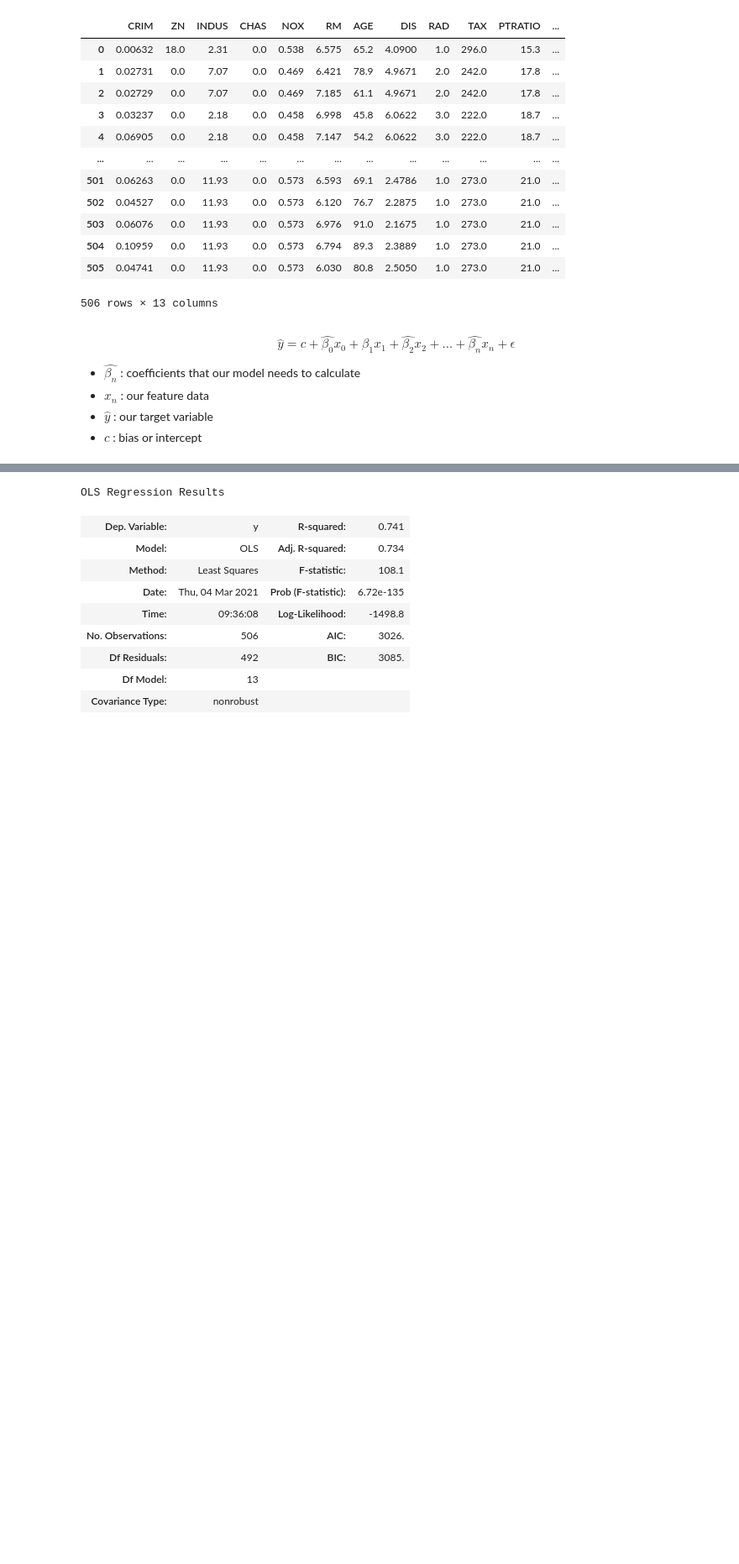
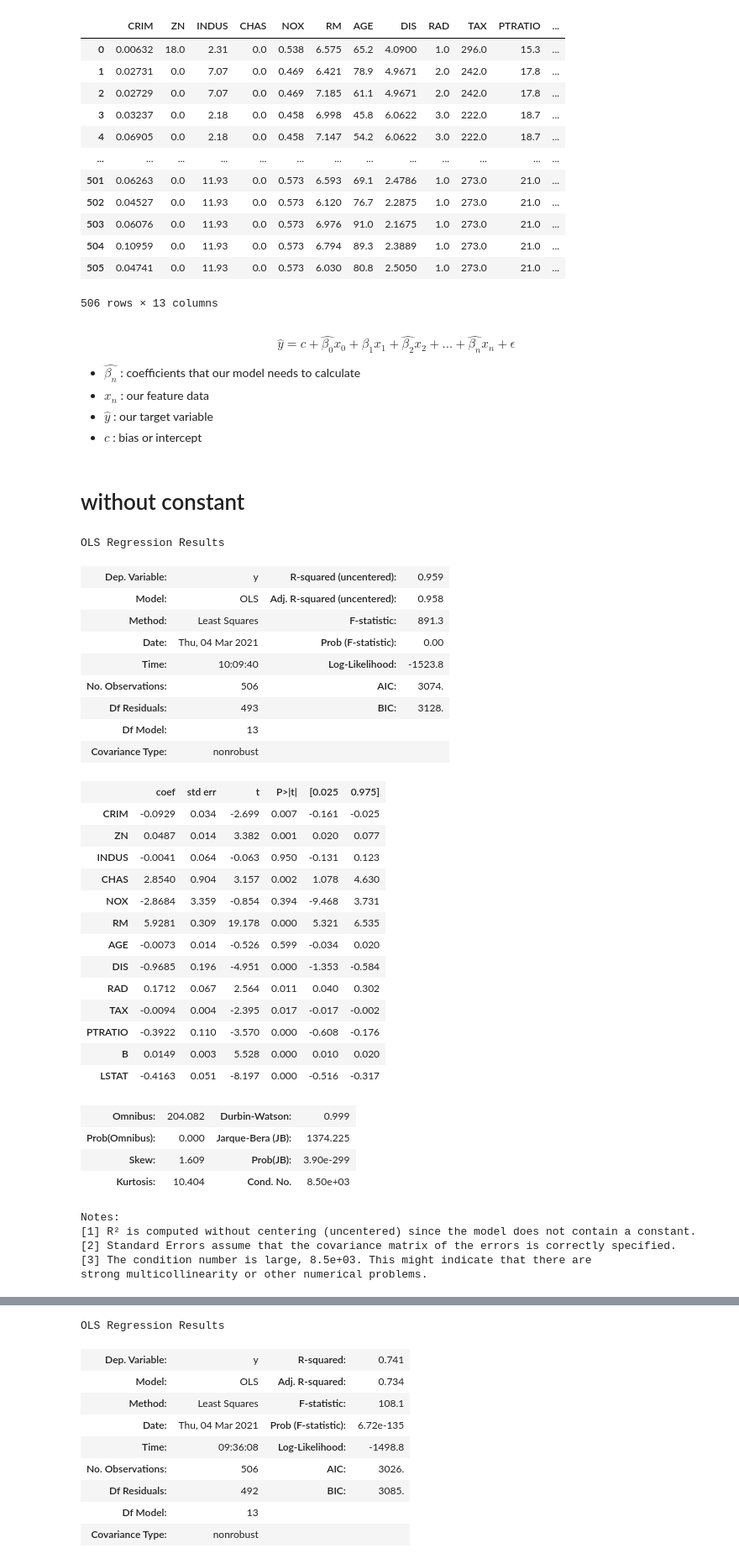
Before and after one commit to powerflo-data/Iron-Oliver, a Jupyter notebook: Python/7.06_Feature_Selection_extended-with_p-values.ipynb, the cells around one changed output, grey strips where cells are left out. Shown at 84% size. Cells and saved outputs as stored; diff of their text form; code cells hidden in the pictures; blank space fills up the shorter version.

```diff
--- a/Python/7.06_Feature_Selection_extended-with_p-values.ipynb
+++ b/Python/7.06_Feature_Selection_extended-with_p-values.ipynb
@@ -40,3 +40,42 @@ $$\hat{y} = c + \hat{\beta_{0}}x_0 + \hat{\beta_{1}}x_1 + \hat{\beta_{2}}x_2 + .
 * $x_n$ : our feature data
 * $\hat{y}$ : our target variable
 * $c$ : bias or intercept
+# %% [markdown]
+# without constant
+# %%
+model = sm.OLS(y, X).fit()
+model.summary()
+# %% [output]
+OLS Regression Results
+| Dep. Variable: | y | R-squared (uncentered): | 0.959 |
+| Model: | OLS | Adj. R-squared (uncentered): | 0.958 |
+| Method: | Least Squares | F-statistic: | 891.3 |
+| Date: | Thu, 04 Mar 2021 | Prob (F-statistic): | 0.00 |
+| Time: | 10:09:40 | Log-Likelihood: | -1523.8 |
+| No. Observations: | 506 | AIC: | 3074. |
+| Df Residuals: | 493 | BIC: | 3128. |
+| Df Model: | 13 |  |  |
+| Covariance Type: | nonrobust |  |  |
+|  | coef | std err | t | P>|t| | [0.025 | 0.975] |
+| CRIM | -0.0929 | 0.034 | -2.699 | 0.007 | -0.161 | -0.025 |
+| ZN | 0.0487 | 0.014 | 3.382 | 0.001 | 0.020 | 0.077 |
+| INDUS | -0.0041 | 0.064 | -0.063 | 0.950 | -0.131 | 0.123 |
+| CHAS | 2.8540 | 0.904 | 3.157 | 0.002 | 1.078 | 4.630 |
+| NOX | -2.8684 | 3.359 | -0.854 | 0.394 | -9.468 | 3.731 |
+| RM | 5.9281 | 0.309 | 19.178 | 0.000 | 5.321 | 6.535 |
+| AGE | -0.0073 | 0.014 | -0.526 | 0.599 | -0.034 | 0.020 |
+| DIS | -0.9685 | 0.196 | -4.951 | 0.000 | -1.353 | -0.584 |
+| RAD | 0.1712 | 0.067 | 2.564 | 0.011 | 0.040 | 0.302 |
+| TAX | -0.0094 | 0.004 | -2.395 | 0.017 | -0.017 | -0.002 |
+| PTRATIO | -0.3922 | 0.110 | -3.570 | 0.000 | -0.608 | -0.176 |
+| B | 0.0149 | 0.003 | 5.528 | 0.000 | 0.010 | 0.020 |
+| LSTAT | -0.4163 | 0.051 | -8.197 | 0.000 | -0.516 | -0.317 |
+| Omnibus: | 204.082 | Durbin-Watson: | 0.999 |
+| Prob(Omnibus): | 0.000 | Jarque-Bera (JB): | 1374.225 |
+| Skew: | 1.609 | Prob(JB): | 3.90e-299 |
+| Kurtosis: | 10.404 | Cond. No. | 8.50e+03 |
+Notes:
+[1] R² is computed without centering (uncentered) since the model does not contain a constant.
+[2] Standard Errors assume that the covariance matrix of the errors is correctly specified.
+[3] The condition number is large, 8.5e+03. This might indicate that there are
+strong multicollinearity or other numerical problems.
```
Also changed, not shown: parts of 25 cells of this notebook.
